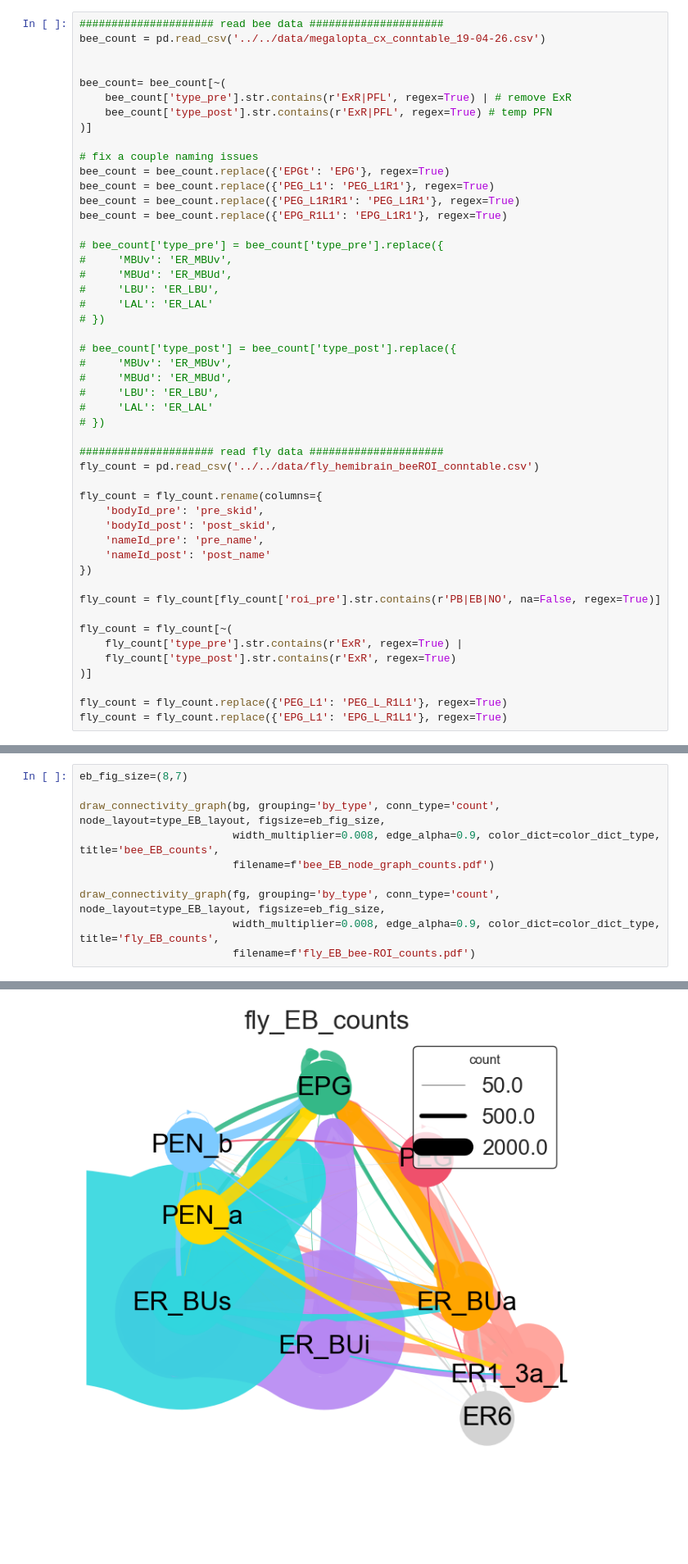
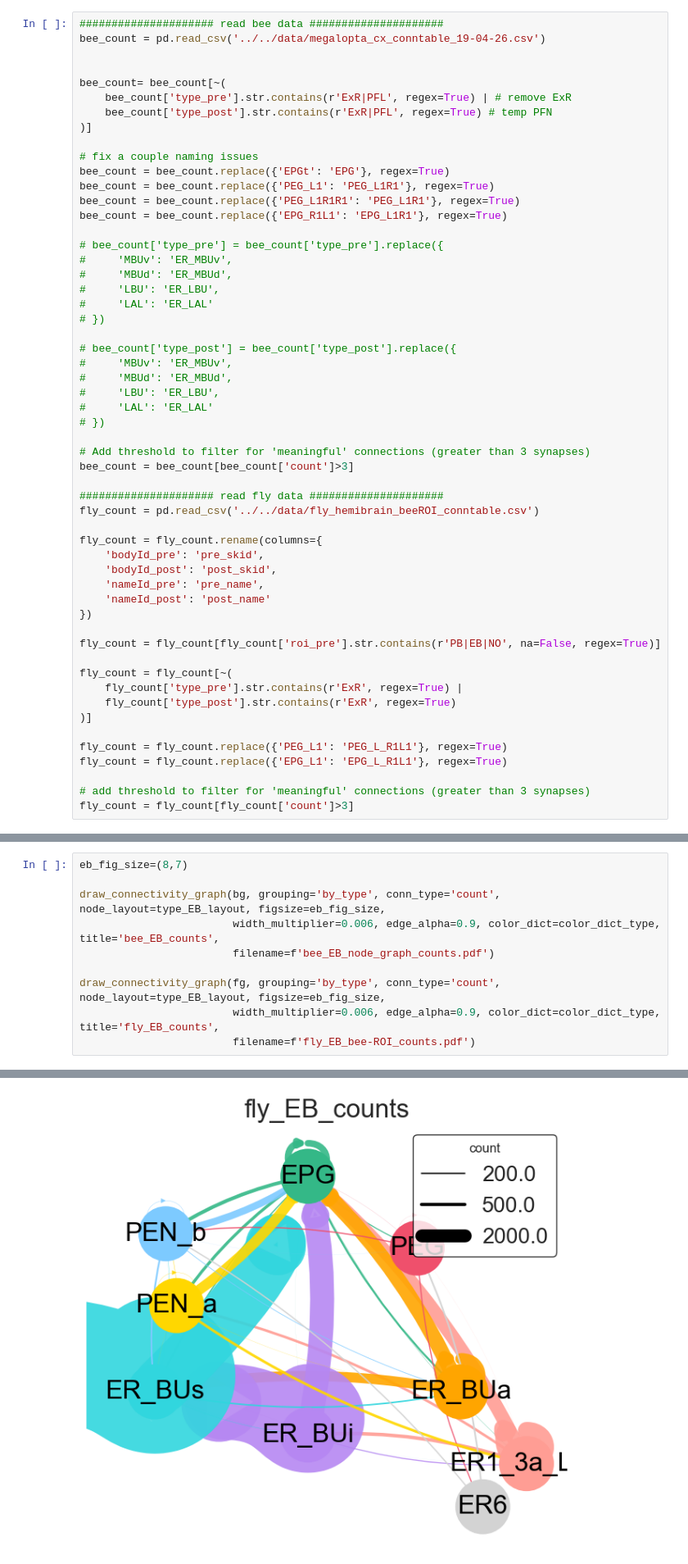
Before and after one commit to Heinze-lab/Sayre_et_al_2026_HD, a Jupyter notebook: connectome_analysis/code/analysis/bee_fly_analysis.ipynb, the cells around one changed output, grey strips where cells are left out. Shown at 82% size. Drawn from its saved outputs; the diff is of its cells as text; blank space fills up the shorter version.

Commit message:
moved synapse thresholding from hemibrain import tables notebook to analysis notebook and fixed a few minor things for consistency

```diff
--- a/connectome_analysis/code/analysis/bee_fly_analysis.ipynb
+++ b/connectome_analysis/code/analysis/bee_fly_analysis.ipynb
@@ -1006,6 +997,9 @@ bee_count = bee_count.replace({'EPG_R1L1': 'EPG_L1R1'}, regex=True)
 #     'LAL': 'ER_LAL'
 # })
 
+# Add threshold to filter for 'meaningful' connections (greater than 3 synapses)
+bee_count = bee_count[bee_count['count']>3]
+
 ##################### read fly data #####################
 fly_count = pd.read_csv('../../data/fly_hemibrain_beeROI_conntable.csv')
 
@@ -1025,6 +1019,9 @@ fly_count = fly_count[~(
 
 fly_count = fly_count.replace({'PEG_L1': 'PEG_L_R1L1'}, regex=True)
 fly_count = fly_count.replace({'EPG_L1': 'EPG_L_R1L1'}, regex=True)
+
+# add threshold to filter for 'meaningful' connections (greater than 3 synapses)
+fly_count = fly_count[fly_count['count']>3]
 # %%
 #######################################################
 ############### bee filter conn table ##############
@@ -1247,10 +1244,10 @@ bg
 eb_fig_size=(8,7)
 
 draw_connectivity_graph(bg, grouping='by_type', conn_type='count', node_layout=type_EB_layout, figsize=eb_fig_size,
-                        width_multiplier=0.008, edge_alpha=0.9, color_dict=color_dict_type, title='bee_EB_counts',
+                        width_multiplier=0.006, edge_alpha=0.9, color_dict=color_dict_type, title='bee_EB_counts',
                         filename=f'bee_EB_node_graph_counts.pdf')
 
 draw_connectivity_graph(fg, grouping='by_type', conn_type='count', node_layout=type_EB_layout, figsize=eb_fig_size,
-                        width_multiplier=0.008, edge_alpha=0.9, color_dict=color_dict_type, title='fly_EB_counts',
+                        width_multiplier=0.006, edge_alpha=0.9, color_dict=color_dict_type, title='fly_EB_counts',
                         filename=f'fly_EB_bee-ROI_counts.pdf')
 # %% [output]
@@ -1260,4 +1257,4 @@ Plot saved: D:\Github\Sayre_et_al_2026_HD\connectome_analysis\code\analysis\../.
-[figure, old version]
+[figure, new version]
 # %% [markdown]
 ### fig 2g. ER -> ER adj matrix
 # %%
```
Also changed, not shown: parts of 9 cells of this notebook, 3 other files.
